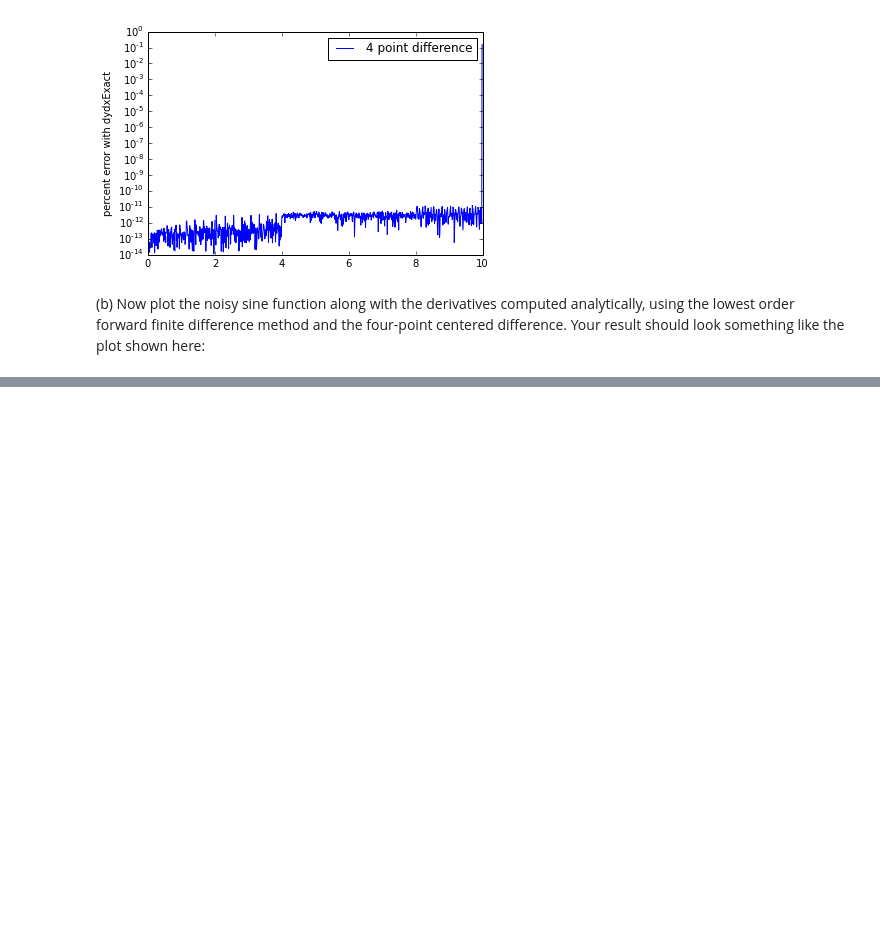
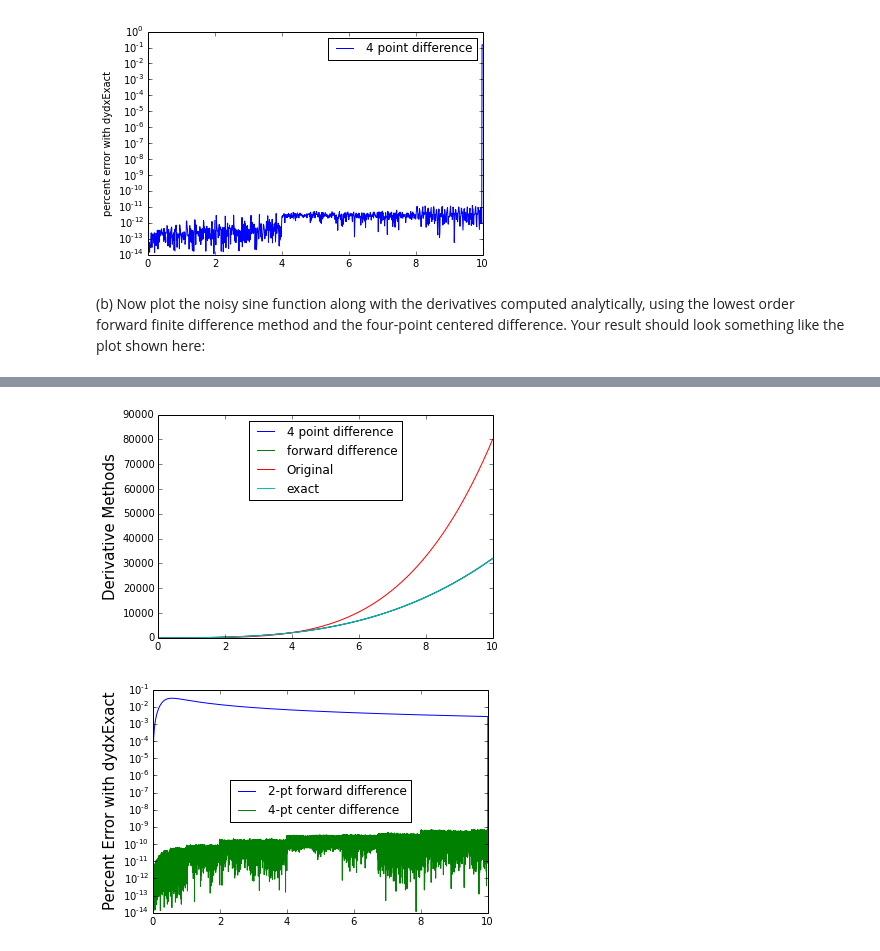
Before and after one commit to lhorowit/PHYS202-S14, a Jupyter notebook: SciPy/DifferentiationExercises.ipynb, the cells around one changed output, grey strips where cells are left out. Cells and saved outputs as stored; diff of their text form; code cells hidden in the pictures; blank space fills up the shorter version.

```diff
--- a/SciPy/DifferentiationExercises.ipynb
+++ b/SciPy/DifferentiationExercises.ipynb
@@ -140,0 +198,28 @@ plt.show()
+# %%
+import Differentiators
+
+x = np.arange(0, 10, .00018)
+y = 8*x**4 + 3*x
+dydxExact = 32*x**3 + 3
+
+plt.plot(x,fourPtCenteredDiff(x,y),label='4 point difference')
+plt.plot(x,twoPtForwardDiff(x,y),label='forward difference')
+plt.plot(x,y,label='Original')
+plt.plot(x,dydxExact,label='exact')
+plt.legend(loc='upper center')
+plt.ylabel("Derivative Methods", fontsize=15)
+plt.show()
+
+
+percentError1 = 100*abs( twoPtForwardDiff(x,y)[1:] - dydxExact[1:] )/dydxExact[1:]
+percentError2 = 100*abs( fourPtCenteredDiff(x,y)[1:] - dydxExact[1:] )/dydxExact[1:]
+
+
+plt.semilogy(x[1:], percentError1, label='2-pt forward difference')
+plt.semilogy(x[1:], percentError2, label='4-pt center difference')
+plt.ylabel("Percent Error with dydxExact", fontsize=15)
+plt.legend(loc="center")
+plt.show()
+# %% [output]
+[figure, added]
+[figure, added]
```
Also changed, not shown: parts of 4 cells of this notebook, 5 other files.
